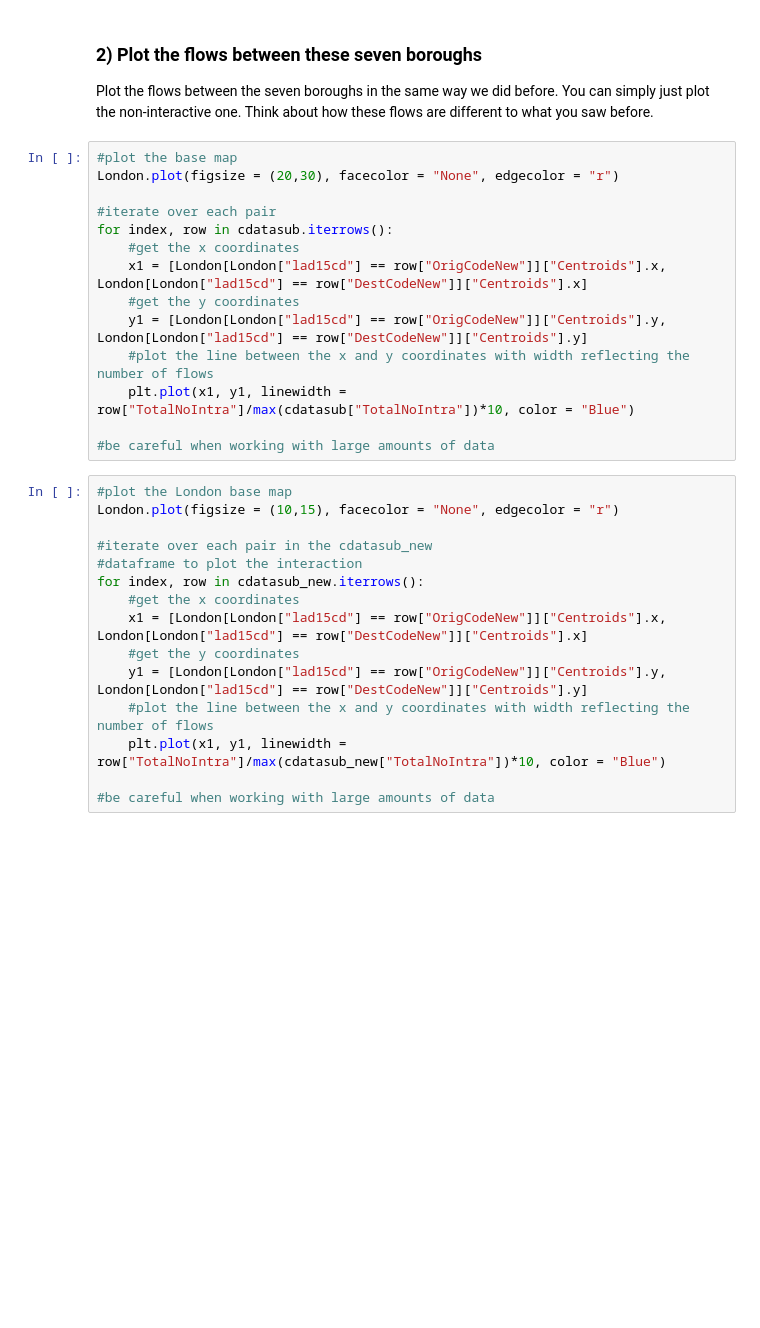
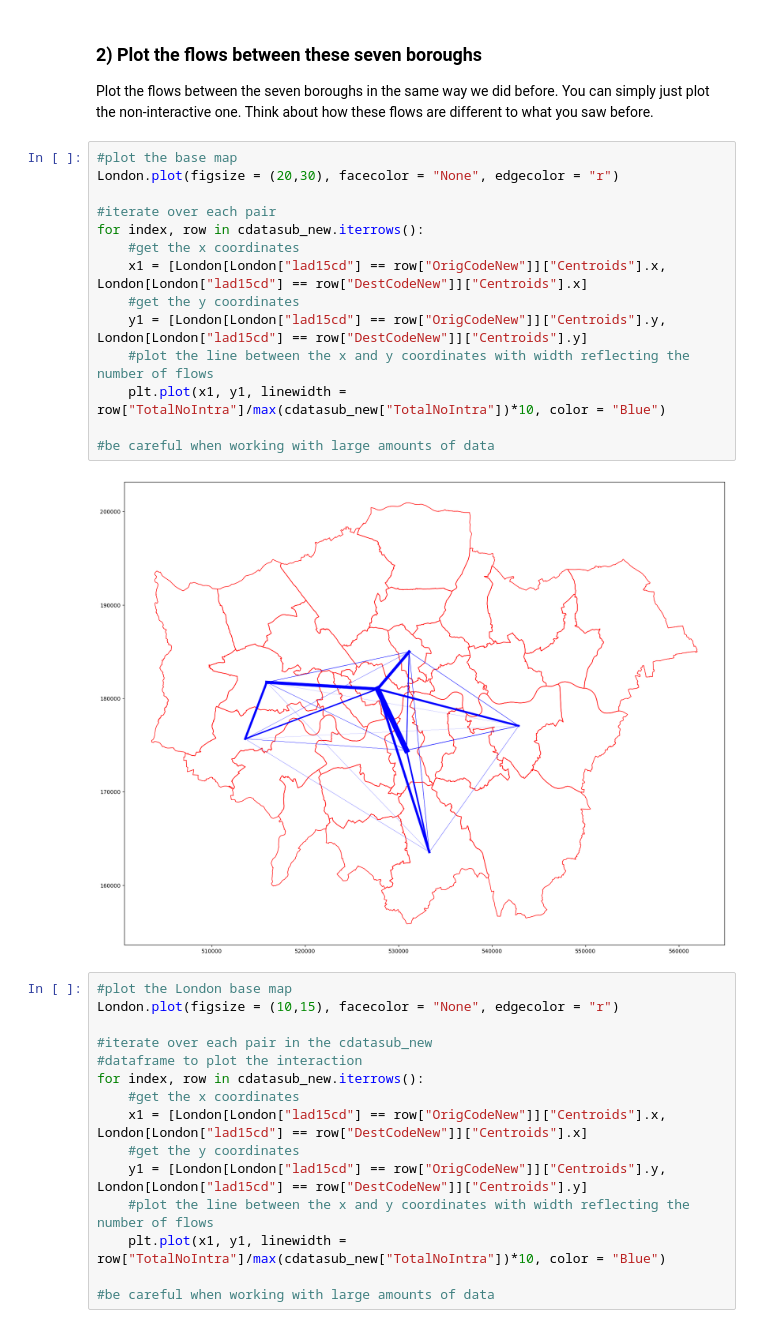
Before and after one commit to BohaoSuCC/CASA0002Simulation, a Jupyter notebook: Week2/Urbsim Prac1.ipynb, the cells around one changed output. Cells and saved outputs as stored; diff of their text form; blank space fills up the shorter version.

```diff
--- a/Week2/Urbsim Prac1.ipynb
+++ b/Week2/Urbsim Prac1.ipynb
@@ -984,17 +985,19 @@ Plot the flows between the seven boroughs in the same way we did before. You can
 # %%
 #plot the base map
 London.plot(figsize = (20,30), facecolor = "None", edgecolor = "r")
 
 #iterate over each pair
-for index, row in cdatasub.iterrows():
+for index, row in cdatasub_new.iterrows():
     #get the x coordinates
     x1 = [London[London["lad15cd"] == row["OrigCodeNew"]]["Centroids"].x, London[London["lad15cd"] == row["DestCodeNew"]]["Centroids"].x]
     #get the y coordinates
     y1 = [London[London["lad15cd"] == row["OrigCodeNew"]]["Centroids"].y, London[London["lad15cd"] == row["DestCodeNew"]]["Centroids"].y]
     #plot the line between the x and y coordinates with width reflecting the number of flows
-    plt.plot(x1, y1, linewidth = row["TotalNoIntra"]/max(cdatasub["TotalNoIntra"])*10, color = "Blue")
+    plt.plot(x1, y1, linewidth = row["TotalNoIntra"]/max(cdatasub_new["TotalNoIntra"])*10, color = "Blue")
 
 #be careful when working with large amounts of data
+# %% [output]
+[figure, added]
 # %%
 #plot the London base map
 London.plot(figsize = (10,15), facecolor = "None", edgecolor = "r")
```
Also changed, not shown: parts of 9 cells of this notebook, 1 other file.
